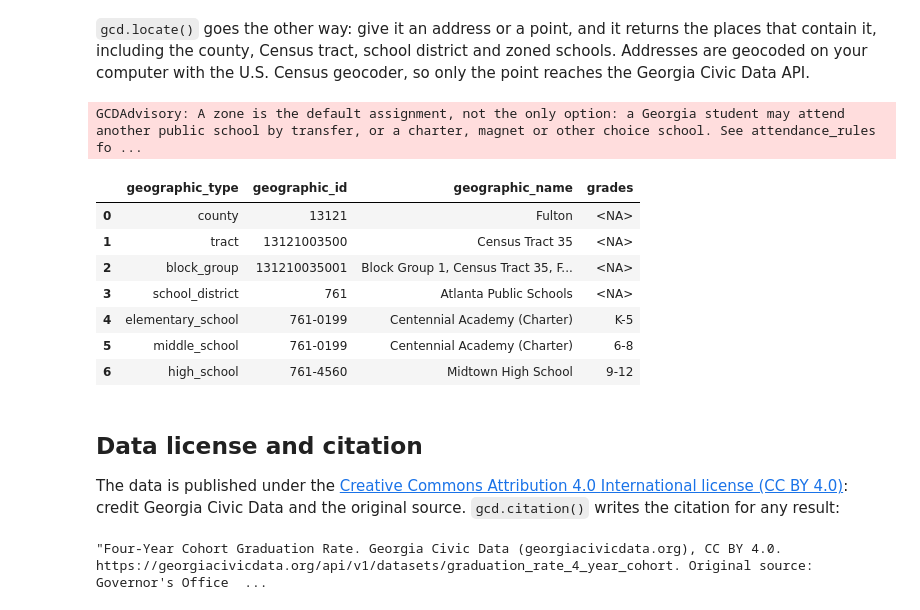
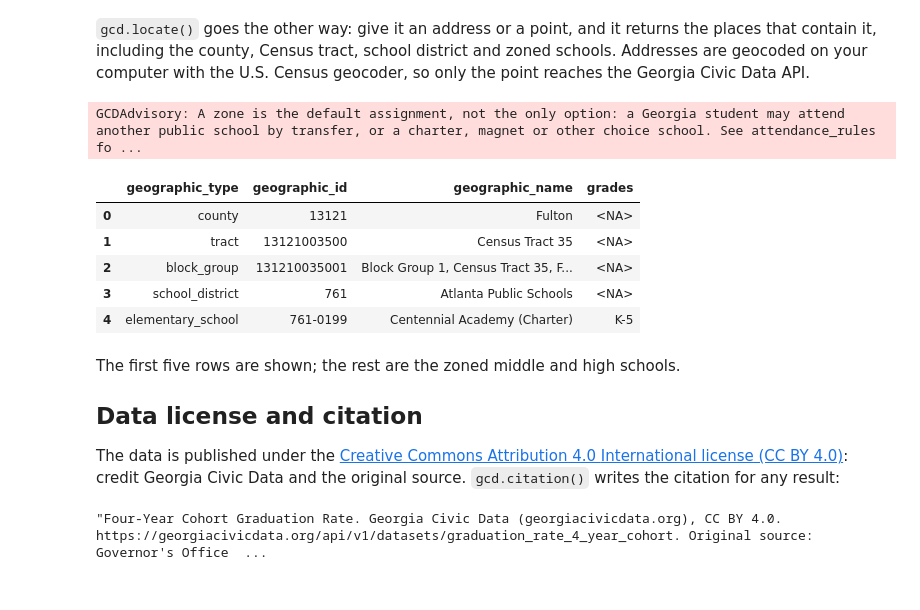
Before and after one commit to shanejorr/georgia-data-pypackage, a Jupyter notebook: docs/index.ipynb, the cells around one changed output. Drawn from its saved outputs; the diff is of its cells as text; code cells hidden in the pictures.

```diff
--- a/docs/index.ipynb
+++ b/docs/index.ipynb
@@ -326,20 +308,20 @@ with the U.S. Census geocoder, so only the point reaches the Georgia Civic
 Data API.
 # %%
 # The Georgia State Capitol
-gcd.locate(address="206 Washington St SW, Atlanta, GA 30334")[
-    ["geographic_type", "geographic_id", "geographic_name", "grades"]
-]
+capitol = gcd.locate(address="206 Washington St SW, Atlanta, GA 30334")
+capitol[["geographic_type", "geographic_id", "geographic_name", "grades"]].head()
 # %% [output]
 GCDAdvisory: A zone is the default assignment, not the only option: a Georgia student may attend another public school by transfer, or a charter, magnet or other choice school. See attendance_rules fo ...
 |  | geographic_type | geographic_id | geographic_name | grades |
 | 0 | county | 13121 | Fulton | <NA> |
 | 1 | tract | 13121003500 | Census Tract 35 | <NA> |
 | 2 | block_group | 131210035001 | Block Group 1, Census Tract 35, F... | <NA> |
 | 3 | school_district | 761 | Atlanta Public Schools | <NA> |
 | 4 | elementary_school | 761-0199 | Centennial Academy (Charter) | K-5 |
-| 5 | middle_school | 761-0199 | Centennial Academy (Charter) | 6-8 |
-| 6 | high_school | 761-4560 | Midtown High School | 9-12 |
 # %% [markdown]
+The first five rows are shown; the rest are the zoned middle and high
+schools.
+
 ## Data license and citation
 
 The data is published under the [Creative Commons Attribution 4.0
```
Also changed, not shown: parts of 8 cells of this notebook, 8 other files.
